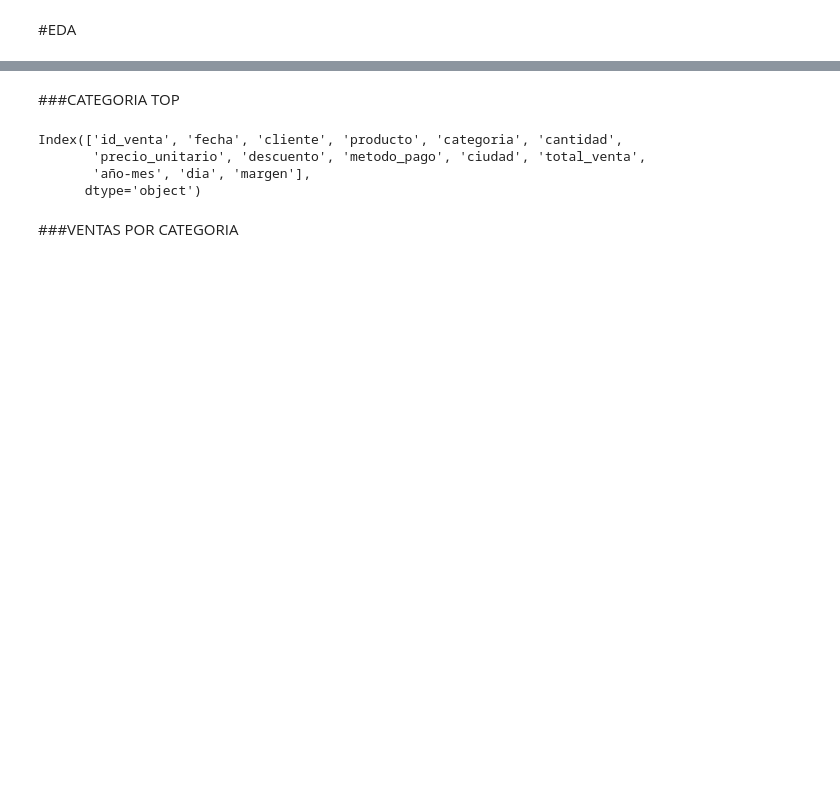
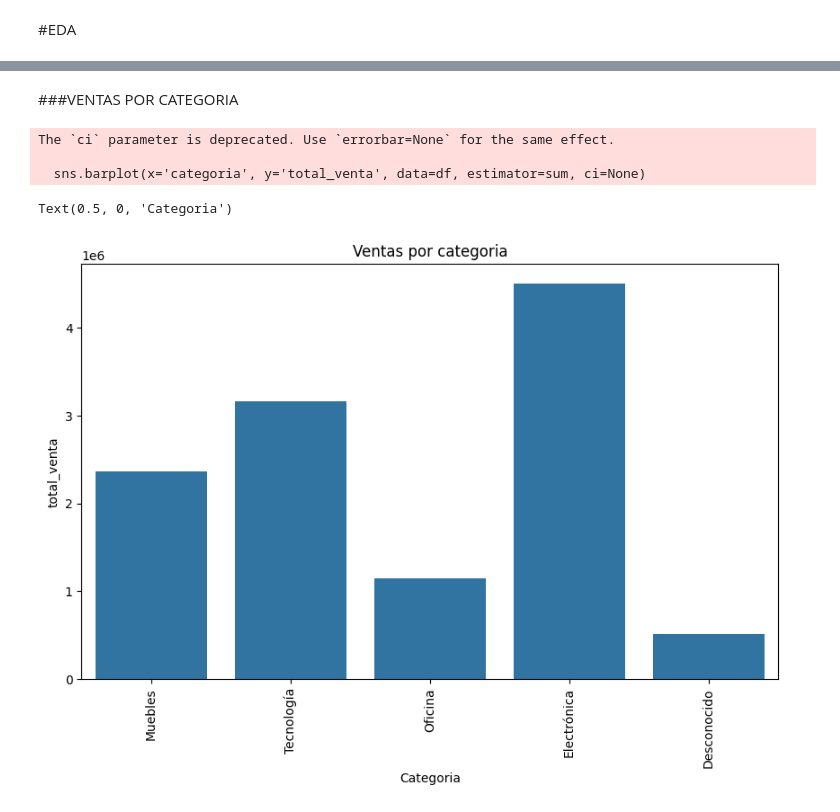
Before and after one commit to BrunoDkno368/ETL-EDA-METRICAS, a Jupyter notebook: ETL_EDA.ipynb, the cells around one changed output, grey strips where cells are left out. Saved outputs shown, nothing was run; the diff lists cells and outputs as text; code cells hidden in the pictures; blank space fills up the shorter version.

```diff
--- a/ETL_EDA.ipynb
+++ b/ETL_EDA.ipynb
@@ -122 +148,3 @@ CONFIRMAMOS QUE NO QUEDARON NULOS EN CLIENTE
+# %%
+df= df.dropna(subset=['fecha'])
 # %%
@@ -133,2 +153,0 @@ array(['tarjerta', 'Efectivo', 'Transferencia', 'Tarjeta', nan],
-# %%
-df['metodo_pago']= df['metodo_pago'].replace({'tarjerta':'Tarjeta'})
@@ -143,0 +196,2 @@ CONFIRMAMOS QUE ESTA CORREGIDO
+# %%
+df['año/mes'] = df['fecha'].dt.to_period('M')
@@ -173,2 +208,0 @@ df['fecha'] = pd.to_datetime(df['fecha'], errors= 'coerce')
-# %%
-df["año-mes"] = df['fecha'].dt.to_period('M')
@@ -249,9 +263,0 @@ margen_total = df['margen'].sum()
-# %% [markdown]
-###CATEGORIA TOP
-# %%
-df.columns
-# %% [output]
-Index(['id_venta', 'fecha', 'cliente', 'producto', 'categoria', 'cantidad',
-       'precio_unitario', 'descuento', 'metodo_pago', 'ciudad', 'total_venta',
-       'año-mes', 'dia', 'margen'],
-      dtype='object')
@@ -260,2 +264,14 @@ categoria_top = df.groupby('categoria')['total_venta'].idxmax
 # %% [markdown]
 ###VENTAS POR CATEGORIA
+# %%
+plt.figure(figsize=(10,6))
+sns.barplot(x='categoria', y='total_venta', data=df, estimator=sum, ci=None)
+plt.xticks(rotation=90)
+plt.title('Ventas por categoria')
+plt.xlabel('Categoria')
+# %% [output]
+The `ci` parameter is deprecated. Use `errorbar=None` for the same effect.
+
+  sns.barplot(x='categoria', y='total_venta', data=df, estimator=sum, ci=None)
+Text(0.5, 0, 'Categoria')
+[figure, added]
```
Also changed, not shown: parts of 105 cells of this notebook.
